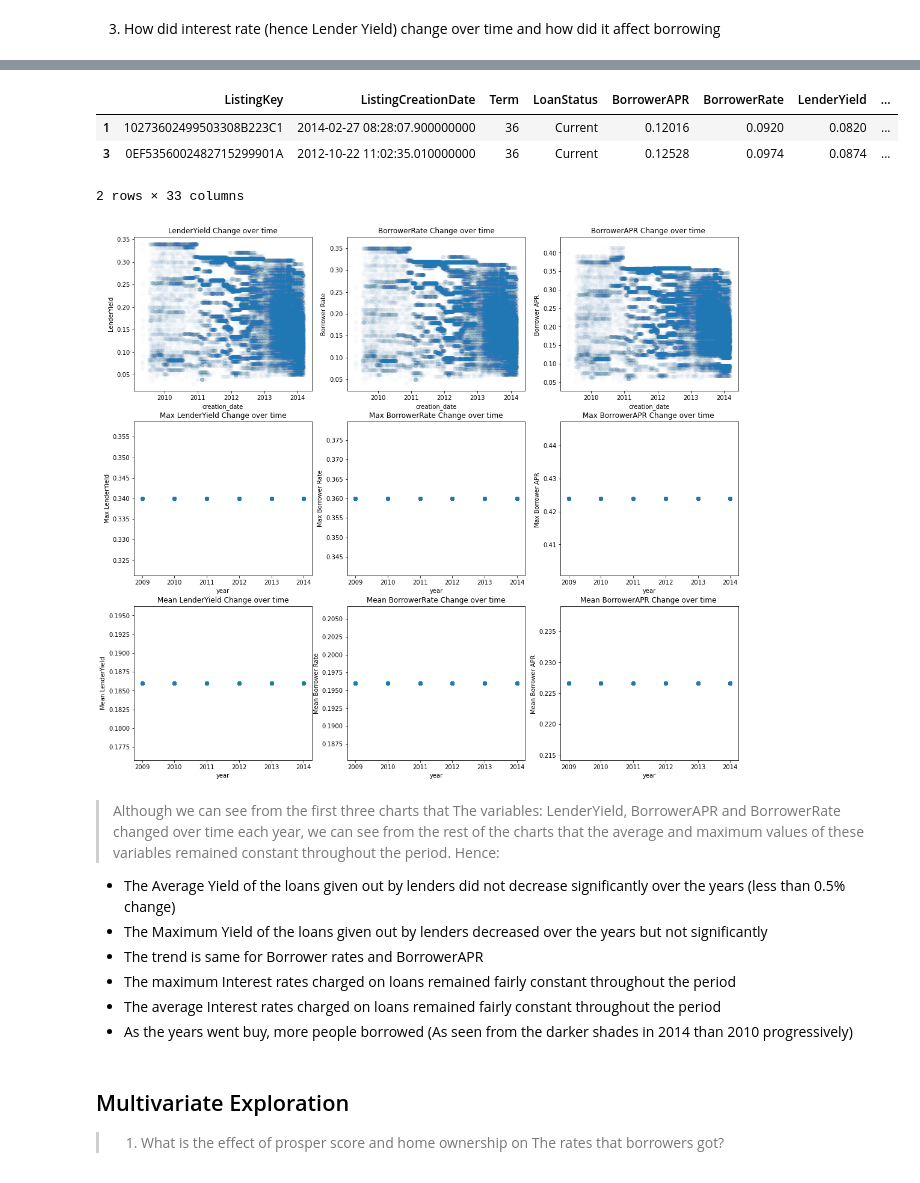
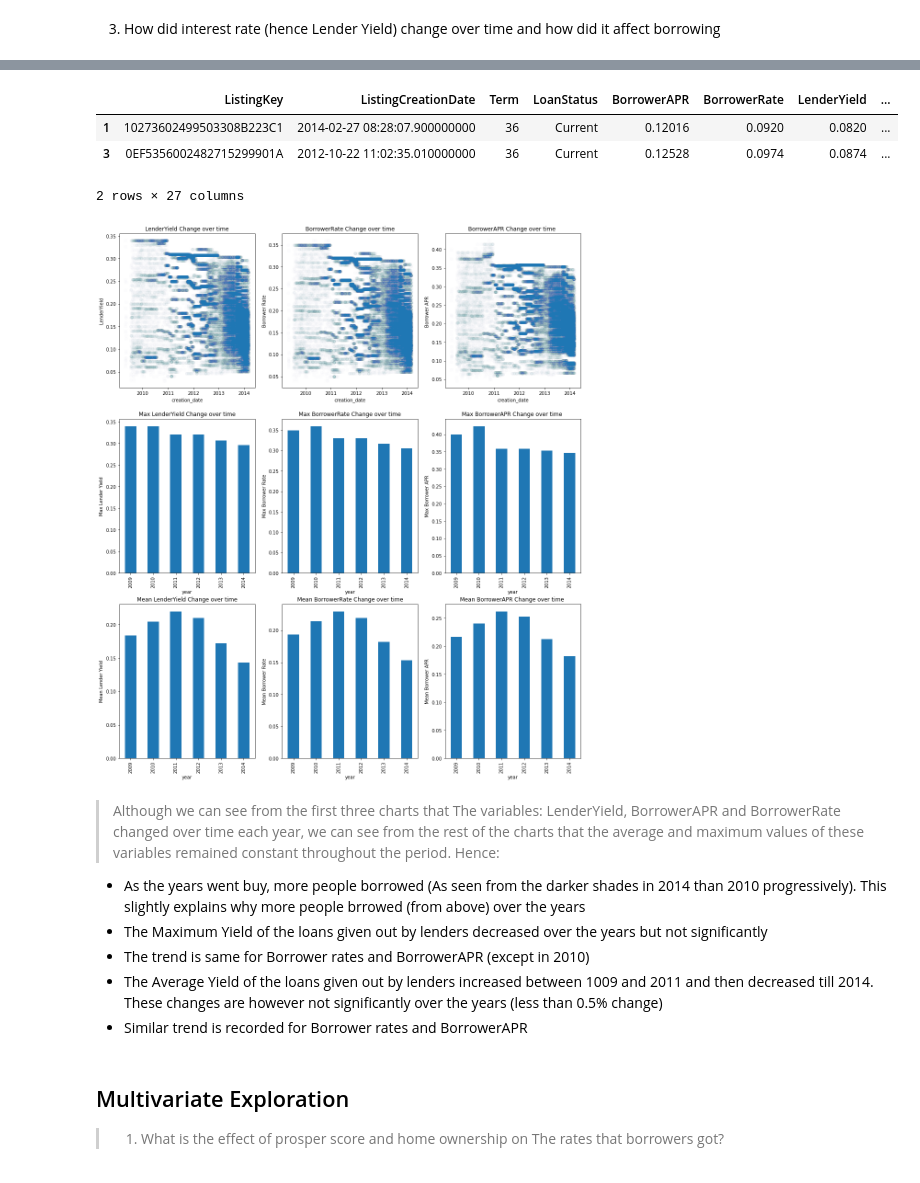
Before and after one commit to platoalex/ProsperLoan-Data-Visualisation-Project, a Jupyter notebook: Part_I_exploration.ipynb, the cells around one changed output, grey strips where cells are left out. Cells and saved outputs as stored; diff of their text form; code cells hidden in the pictures.

```diff
--- a/Part_I_exploration.ipynb
+++ b/Part_I_exploration.ipynb
@@ -348,16 +348,8 @@ import datetime
 
 # splitting date and time from ListingCreationDate  to create a date and time column for our analysis
 prosper['year'] = pd.to_datetime(prosper['ListingCreationDate'],format='%Y-%m-%d %H:%M:%S').dt.year #Creating the "year" column
-prosper['creation_time'] = pd.to_datetime(prosper['ListingCreationDate']).dt.time
-
-#Creating columns for maximun and average lender Yield, Average Borrower rate and average borrower APR for each year in order to visualise how these changed over the years
-prosper['MaxLenderYield'] = prosper['LenderYield'].max();
-prosper['MaxBorrowerRate'] = prosper['BorrowerRate'].max();
-prosper['MaxBorrowerAPR'] = prosper['BorrowerAPR'].max();
-
-prosper['MeanLenderYield'] = prosper['LenderYield'].mean();
-prosper['MeanBorrowerRate'] = prosper['BorrowerRate'].mean();
-prosper['MeanBorrowerAPR'] = prosper['BorrowerAPR'].mean();
+prosper['creation_date'] = pd.to_datetime(prosper['ListingCreationDate']).dt.date;
+prosper['creation_time'] = pd.to_datetime(prosper['ListingCreationDate']).dt.time;
 # %% [output]
 A value is trying to be set on a copy of a slice from a DataFrame.
 Try using .loc[row_indexer,col_indexer] = value instead
@@ -393,75 +372,62 @@ prosper.head(2)
 |  | ListingKey | ListingCreationDate | Term | LoanStatus | BorrowerAPR | BorrowerRate | LenderYield | ... |
 | 1 | 10273602499503308B223C1 | 2014-02-27 08:28:07.900000000 | 36 | Current | 0.12016 | 0.0920 | 0.0820 | ... |
 | 3 | 0EF5356002482715299901A | 2012-10-22 11:02:35.010000000 | 36 | Current | 0.12528 | 0.0974 | 0.0874 | ... |
-2 rows × 33 columns
+2 rows × 27 columns
 # %%
-plt.figure(figsize=[18,16])
+plt.figure(figsize=[18,21])
 
 plt.subplot(3,3,1)
-sb.regplot(data = prosper, x = 'creation_date', y = 'LenderYield', scatter_kws={'alpha':1/100}, fit_reg=False);
+sb.regplot(data = prosper, x = 'creation_date', y = 'LenderYield', scatter_kws={'alpha':1/150}, fit_reg=False);
 plt.title('LenderYield Change over time')
 plt.xlabel('creation_date')
 plt.ylabel('LenderYield')
 
 plt.subplot(3,3,2)
-sb.regplot(data = prosper, x = 'creation_date', y = 'BorrowerRate', scatter_kws={'alpha':1/100}, fit_reg=False);
+sb.regplot(data = prosper, x = 'creation_date', y = 'BorrowerRate', scatter_kws={'alpha':1/150}, fit_reg=False);
 plt.title('BorrowerRate Change over time')
 plt.xlabel('creation_date')
 plt.ylabel('Borrower Rate')
 
 plt.subplot(3,3,3)
-sb.regplot(data = prosper, x = 'creation_date', y = 'BorrowerAPR', scatter_kws={'alpha':1/100}, fit_reg=False);
+sb.regplot(data = prosper, x = 'creation_date', y = 'BorrowerAPR', scatter_kws={'alpha':1/150}, fit_reg=False);
 plt.title('BorrowerAPR Change over time ')
 plt.xlabel('creation_date')
 plt.ylabel('Borrower APR ')
 
 #Maximum values
 plt.subplot(3,3,4)
-sb.regplot(data = prosper, x = 'year', y = 'MaxLenderYield', fit_reg=False);
-plt.title('Max LenderYield Change over time')
-plt.xlabel('year')
-plt.ylabel('Max LenderYield')
+prosper.groupby(['year'])['LenderYield'].max().plot(kind='bar').set_ylabel('Max Lender Yield');
+plt.title('Max LenderYield Change over time');
 
 plt.subplot(3,3,5)
-sb.regplot(data = prosper, x = 'year', y = 'MaxBorrowerRate', fit_reg=False);
-plt.title('Max BorrowerRate Change over time')
-plt.xlabel('year')
-plt.ylabel('Max Borrower Rate')
+prosper.groupby(['year'])['BorrowerRate'].max().plot(kind='bar').set_ylabel('Max Borrower Rate');
+plt.title('Max BorrowerRate Change over time');
 
 plt.subplot(3,3,6)
-sb.regplot(data = prosper, x = 'year', y = 'MaxBorrowerAPR', fit_reg=False);
-plt.title('Max BorrowerAPR Change over time ')
-plt.xlabel('year')
-plt.ylabel('Max Borrower APR ')
+prosper.groupby(['year'])['BorrowerAPR'].max().plot(kind='bar').set_ylabel('Max Borrower APR');
+plt.title('Max BorrowerAPR Change over time ');
 
 #Mean Values
 plt.subplot(3,3,7)
-sb.regplot(data = prosper, x = 'year', y = 'MeanLenderYield', fit_reg=False);
-plt.title('Mean LenderYield Change over time')
-plt.xlabel('year')
-plt.ylabel('Mean LenderYield')
+prosper.groupby(['year'])['LenderYield'].mean().plot(kind='bar').set_ylabel('Mean Lender Yield');
+plt.title('Mean LenderYield Change over time');
 
 plt.subplot(3,3,8)
-sb.regplot(data = prosper, x = 'year', y = 'MeanBorrowerRate', fit_reg=False);
-plt.title('Mean BorrowerRate Change over time')
-plt.xlabel('year')
-plt.ylabel('Mean Borrower Rate')
+prosper.groupby(['year'])['BorrowerRate'].mean().plot(kind='bar').set_ylabel('Mean Borrower Rate');
+plt.title('Mean BorrowerRate Change over time');
 
 plt.subplot(3,3,9)
-sb.regplot(data = prosper, x = 'year', y = 'MeanBorrowerAPR', fit_reg=False);
-plt.title('Mean BorrowerAPR Change over time ')
-plt.xlabel('year')
-plt.ylabel('Mean Borrower APR ');
+prosper.groupby(['year'])['BorrowerAPR'].mean().plot(kind='bar').set_ylabel('Mean Borrower APR');
+plt.title('Mean BorrowerAPR Change over time ');
 # %% [output]
-[figure, old version]
+[figure, new version]
 # %% [markdown]
 > Although we can see from the first three charts that The variables: LenderYield, BorrowerAPR and BorrowerRate changed over time each year, we can see from the rest of the charts that the average and maximum values of these variables remained constant throughout the period. Hence:
-- The Average Yield of the loans given out by lenders did not decrease significantly over the years (less than 0.5% change)
+- As the years went buy, more people borrowed (As seen from the darker shades in 2014 than 2010 progressively). This slightly explains why more people brrowed (from above) over the years
 - The Maximum Yield of the loans given out by lenders decreased over the years but not significantly
-- The trend is same for Borrower rates and BorrowerAPR
-- The maximum Interest rates charged on loans remained fairly constant throughout the period
-- The average Interest rates charged on loans remained fairly constant throughout the period
-- As the years went buy, more people borrowed (As seen from the darker shades in 2014 than 2010 progressively)
+- The trend is same for Borrower rates and BorrowerAPR (except in 2010)
+- The Average Yield of the loans given out by lenders increased between 1009 and 2011 and then decreased till 2014. These changes are however not significantly over the years (less than 0.5% change)
+- Similar trend is recorded for Borrower rates and BorrowerAPR
 # %% [markdown]
 ## Multivariate Exploration
 
```
Also changed, not shown: parts of 2 cells of this notebook, 2 other files.
